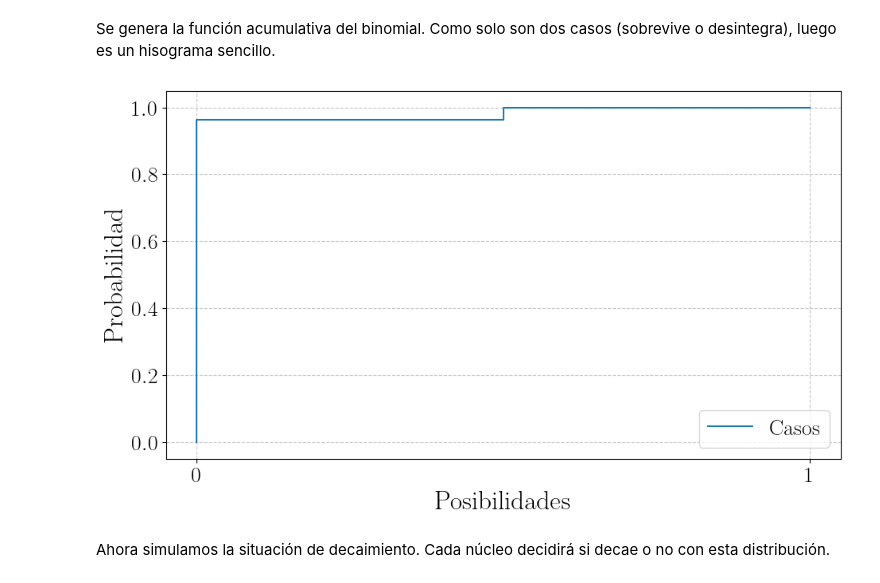
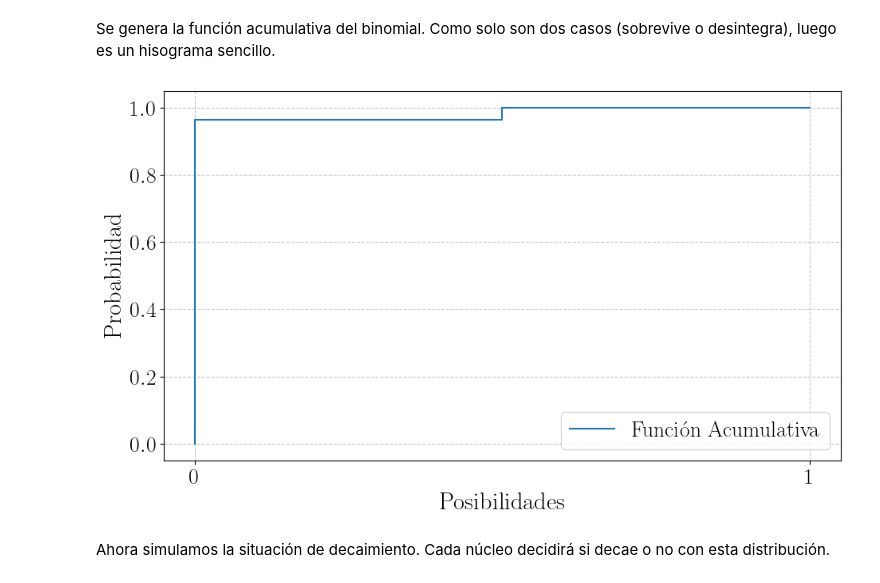
Before and after one commit to PinzonHarker/2024-II_InstrumentacionNuclear, a Jupyter notebook: 2_Taller_Radiactividad.ipynb, the cells around one changed output. Cells and saved outputs as stored; diff of their text form; code cells hidden in the pictures.

```diff
--- a/2_Taller_Radiactividad.ipynb
+++ b/2_Taller_Radiactividad.ipynb
@@ -10,10 +10,13 @@ import matplotlib.pyplot as plt
 import random as rn
 from matplotlib.ticker import ScalarFormatter
 
+# Elegir el tamaño de fuente
+fontsize_ = 20
+
 # Activar el uso de
 plt.rcParams["text.usetex"] = True
 plt.rcParams["font.family"] = "Arial"
-plt.rcParams["font.size"] = 20
+plt.rcParams["font.size"] = fontsize_
 
 
 def plot_template(title=None, x_label=None, y_label=None, x_lim=None, y_lim=None):
@@ -38,10 +41,10 @@ def plot_template(title=None, x_label=None, y_label=None, x_lim=None, y_lim=None
 
     # Configuración de rótulos y unidades
     if title is not None:
-        ax.set_title(title, fontsize=24)  # Título con tamaño de fuente
+        ax.set_title(title, fontsize=fontsize_+2)  # Título con tamaño de fuente
 
-    ax.set_xlabel(x_label, fontsize=24)  # Eje x con rótulo y unidades
-    ax.set_ylabel(y_label, fontsize=24)  # Eje y con rótulo y unidades
+    ax.set_xlabel(x_label, fontsize=fontsize_+2)  # Eje x con rótulo y unidades
+    ax.set_ylabel(y_label, fontsize=fontsize_+2)  # Eje y con rótulo y unidades
 
     # Configuración de la escala y las dimensiones
     if x_lim is not None:
@@ -369,16 +376,21 @@ Se genera la función acumulativa del binomial. Como solo son dos casos (sobrevi
 # %%
 # Función acumulativa
 Co_bin = binomial(gamma, Delta_t)
 FDA_bin = np.cumsum([Co_bin.prob(case) for case in Co_bin.cases])
 FDA_bin = np.concatenate(([0], FDA_bin))
 
 fig, ax = plot_template(y_label="Probabilidad", x_label="Posibilidades")
-ax.plot(np.concatenate(([0], Co_bin.cases)), FDA_bin, label="Casos", ds="steps-mid")
+ax.plot(
+    np.concatenate(([0], Co_bin.cases)),
+    FDA_bin,
+    label="Función Acumulativa",
+    ds="steps-mid",
+)
 plt.xticks(Co_bin.cases)
 ax.legend()
 fig.show()
 # %% [output]
-[figure, old version]
+[figure, new version]
 # %% [markdown]
 Ahora simulamos la situación de decaimiento. Cada núcleo decidirá si decae o no con esta distribución.
 # %%
```
Also changed, not shown: parts of 17 cells of this notebook, 1 other file.
